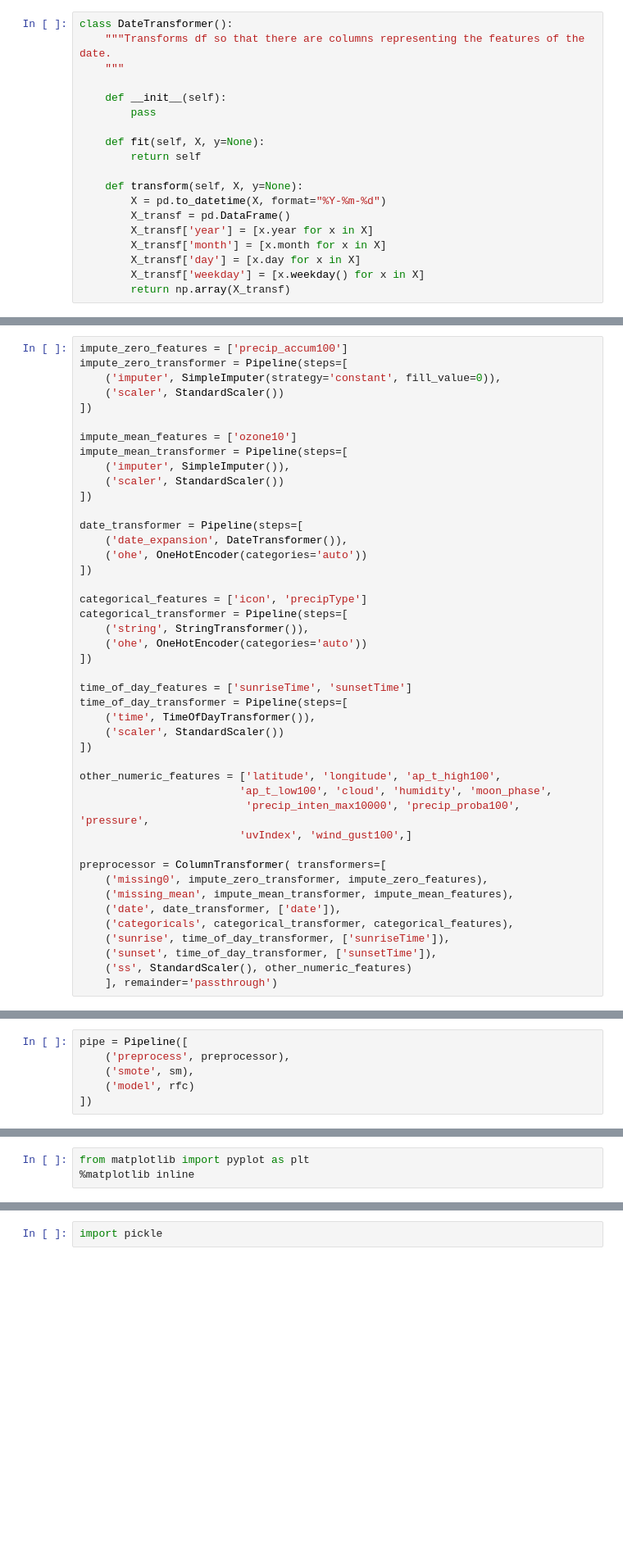
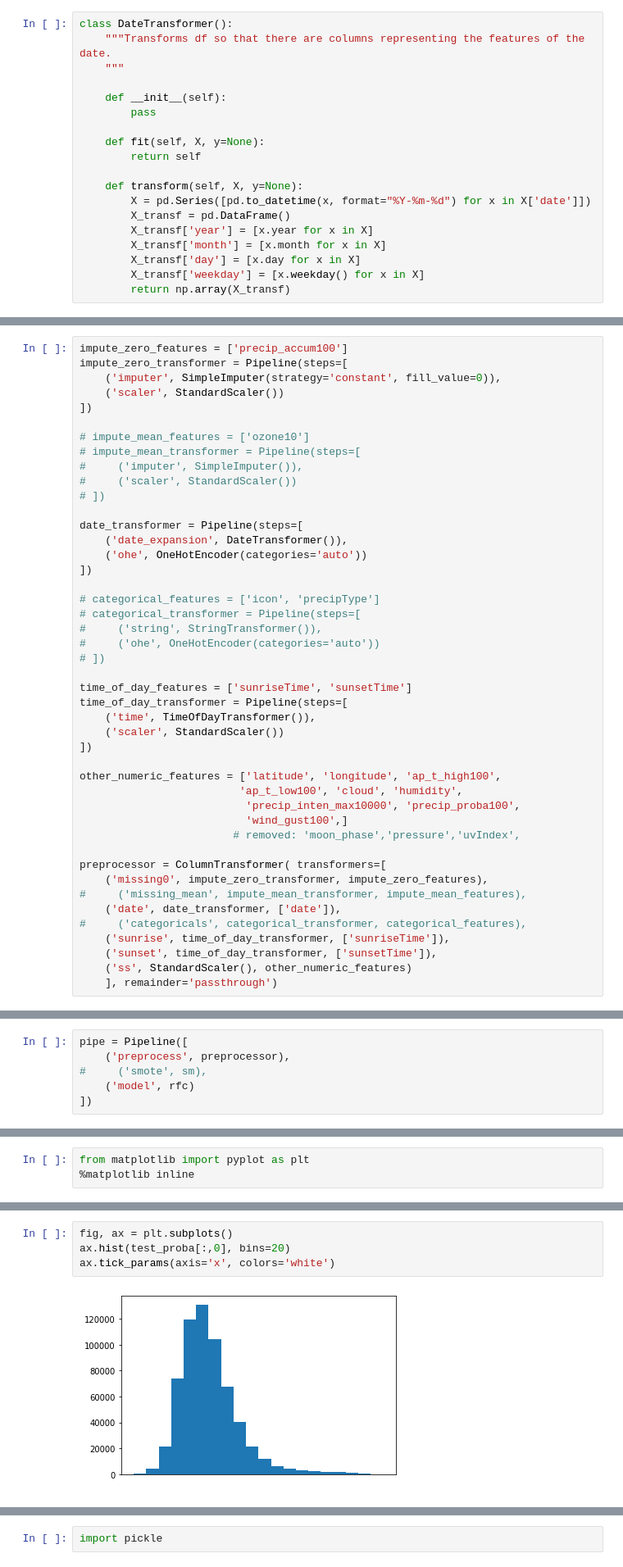
Before and after one commit to allisonhonold/walk_risk_engine, a Jupyter notebook: mvp.ipynb, the cells around one changed output, grey strips where cells are left out. Shown at 82% size. Drawn from its saved outputs; the diff is of its cells as text; blank space fills up the shorter version.

```diff
--- a/mvp.ipynb
+++ b/mvp.ipynb
@@ -52,7 +61,7 @@ class DateTransformer():
         return self
 
     def transform(self, X, y=None):
-        X = pd.to_datetime(X, format="%Y-%m-%d")
+        X = pd.Series([pd.to_datetime(x, format="%Y-%m-%d") for x in X['date']])
         X_transf = pd.DataFrame()
         X_transf['year'] = [x.year for x in X]
         X_transf['month'] = [x.month for x in X]
@@ -90,22 +99,22 @@ impute_zero_transformer = Pipeline(steps=[
     ('scaler', StandardScaler())
 ])
 
-impute_mean_features = ['ozone10']
-impute_mean_transformer = Pipeline(steps=[
-    ('imputer', SimpleImputer()),
-    ('scaler', StandardScaler())
-])
+# impute_mean_features = ['ozone10']
+# impute_mean_transformer = Pipeline(steps=[
+#     ('imputer', SimpleImputer()),
+#     ('scaler', StandardScaler())
+# ])
 
 date_transformer = Pipeline(steps=[
     ('date_expansion', DateTransformer()),
     ('ohe', OneHotEncoder(categories='auto'))
 ])
 
-categorical_features = ['icon', 'precipType']
-categorical_transformer = Pipeline(steps=[
-    ('string', StringTransformer()),
-    ('ohe', OneHotEncoder(categories='auto'))
-])
+# categorical_features = ['icon', 'precipType']
+# categorical_transformer = Pipeline(steps=[
+#     ('string', StringTransformer()),
+#     ('ohe', OneHotEncoder(categories='auto'))
+# ])
 
 time_of_day_features = ['sunriseTime', 'sunsetTime']
 time_of_day_transformer = Pipeline(steps=[
@@ -114,15 +123,16 @@ time_of_day_transformer = Pipeline(steps=[
 ])
 
 other_numeric_features = ['latitude', 'longitude', 'ap_t_high100',
-                         'ap_t_low100', 'cloud', 'humidity', 'moon_phase',
-                          'precip_inten_max10000', 'precip_proba100', 'pressure',
-                         'uvIndex', 'wind_gust100',]
+                         'ap_t_low100', 'cloud', 'humidity',
+                          'precip_inten_max10000', 'precip_proba100',
+                          'wind_gust100',]
+                        # removed: 'moon_phase','pressure','uvIndex',
 
 preprocessor = ColumnTransformer( transformers=[
     ('missing0', impute_zero_transformer, impute_zero_features),
-    ('missing_mean', impute_mean_transformer, impute_mean_features),
+#     ('missing_mean', impute_mean_transformer, impute_mean_features),
     ('date', date_transformer, ['date']),
-    ('categoricals', categorical_transformer, categorical_features),
+#     ('categoricals', categorical_transformer, categorical_features),
     ('sunrise', time_of_day_transformer, ['sunriseTime']),
     ('sunset', time_of_day_transformer, ['sunsetTime']),
     ('ss', StandardScaler(), other_numeric_features)
@@ -133,7 +144,7 @@ sm = SMOTE(random_state=20)
 # %%
 pipe = Pipeline([
     ('preprocess', preprocessor),
-    ('smote', sm),
+#     ('smote', sm),
     ('model', rfc)
 ])
 # %%
@@ -209,0 +243,6 @@ from matplotlib import pyplot as plt
+# %%
+fig, ax = plt.subplots()
+ax.hist(test_proba[:,0], bins=20)
+ax.tick_params(axis='x', colors='white')
+# %% [output]
+[figure, added]
```
Also changed, not shown: parts of 31 cells of this notebook, 7 other files.
